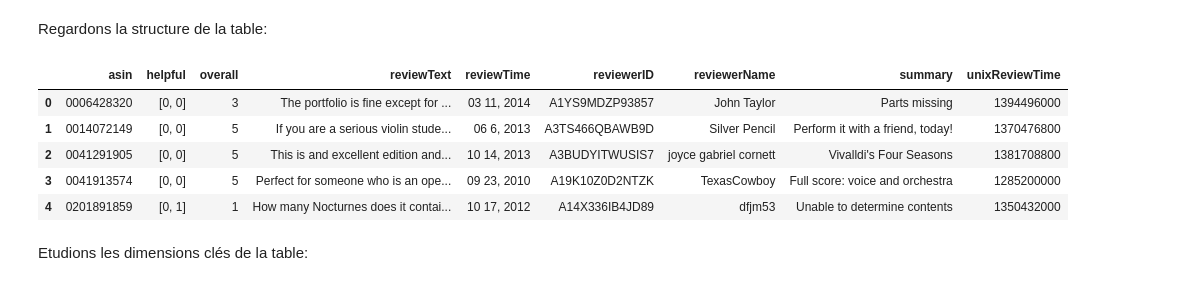
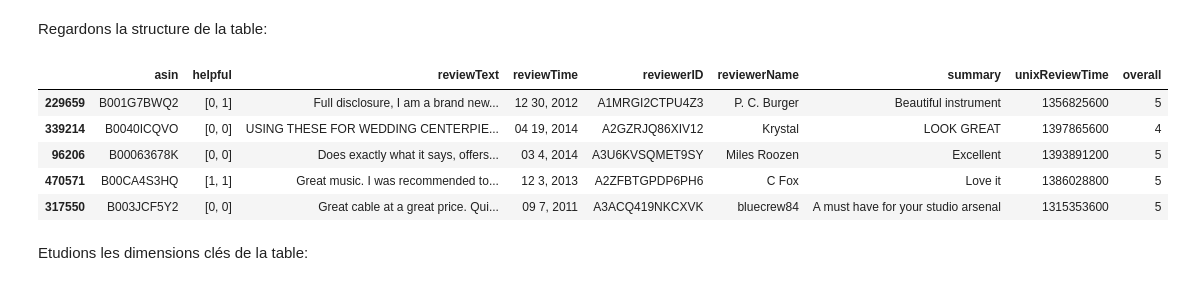
Before and after one commit to alexcombessie/ENSAE_Amazon-Review-Prediction, a Jupyter notebook: Projet Python - Amazon review data.ipynb, the cells around one changed output. Drawn from its saved outputs; the diff is of its cells as text; code cells hidden in the pictures.

```diff
--- a/Projet Python - Amazon review data.ipynb
+++ b/Projet Python - Amazon review data.ipynb
@@ -63,6 +63,5 @@ from sklearn.cross_validation import train_test_split
 y = df["overall"]
 X = df.drop("overall",axis=1,inplace=False)
 X_train,X_test,y_train,y_test = train_test_split(X.index,y,test_size=0.2)
-df_train=X.iloc[X_train] # return dataframe train
-df_test=X.iloc[X_test] # return dataframe test
-df_test.head()
+df_train=pd.concat([X,y],axis=1).iloc[X_train] # return dataframe train
+df_test=pd.concat([X,y],axis=1).iloc[X_test] # return dataframe test
@@ -78,14 +70,14 @@ df_test.head()
 # %% [markdown]
 Regardons la structure de la table:
 # %%
-df.head()
+df_train.head()
 # %% [output]
-|  | asin | helpful | overall | reviewText | reviewTime | reviewerID | reviewerName | summary | unixReviewTime |
-| 0 | 0006428320 | [0, 0] | 3 | The portfolio is fine except for ... | 03 11, 2014 | A1YS9MDZP93857 | John Taylor | Parts missing | 1394496000 |
-| 1 | 0014072149 | [0, 0] | 5 | If you are a serious violin stude... | 06 6, 2013 | A3TS466QBAWB9D | Silver Pencil | Perform it with a friend, today! | 1370476800 |
-| 2 | 0041291905 | [0, 0] | 5 | This is and excellent edition and... | 10 14, 2013 | A3BUDYITWUSIS7 | joyce gabriel cornett | Vivalldi's Four Seasons | 1381708800 |
-| 3 | 0041913574 | [0, 0] | 5 | Perfect for someone who is an ope... | 09 23, 2010 | A19K10Z0D2NTZK | TexasCowboy | Full score: voice and orchestra | 1285200000 |
-| 4 | 0201891859 | [0, 1] | 1 | How many Nocturnes does it contai... | 10 17, 2012 | A14X336IB4JD89 | dfjm53 | Unable to determine contents | 1350432000 |
+|  | asin | helpful | reviewText | reviewTime | reviewerID | reviewerName | summary | unixReviewTime | overall |
+| 229659 | B001G7BWQ2 | [0, 1] | Full disclosure, I am a brand new... | 12 30, 2012 | A1MRGI2CTPU4Z3 | P. C. Burger | Beautiful instrument | 1356825600 | 5 |
+| 339214 | B0040ICQVO | [0, 0] | USING THESE FOR WEDDING CENTERPIE... | 04 19, 2014 | A2GZRJQ86XIV12 | Krystal | LOOK GREAT | 1397865600 | 4 |
+| 96206 | B00063678K | [0, 0] | Does exactly what it says, offers... | 03 4, 2014 | A3U6KVSQMET9SY | Miles Roozen | Excellent | 1393891200 | 5 |
+| 470571 | B00CA4S3HQ | [1, 1] | Great music. I was recommended to... | 12 3, 2013 | A2ZFBTGPDP6PH6 | C Fox | Love it | 1386028800 | 5 |
+| 317550 | B003JCF5Y2 | [0, 0] | Great cable at a great price. Qui... | 09 7, 2011 | A3ACQ419NKCXVK | bluecrew84 | A must have for your studio arsenal | 1315353600 | 5 |
 # %% [markdown]
 Etudions les dimensions clés de la table:
 # %%
```
Also changed, not shown: parts of 26 cells of this notebook.
